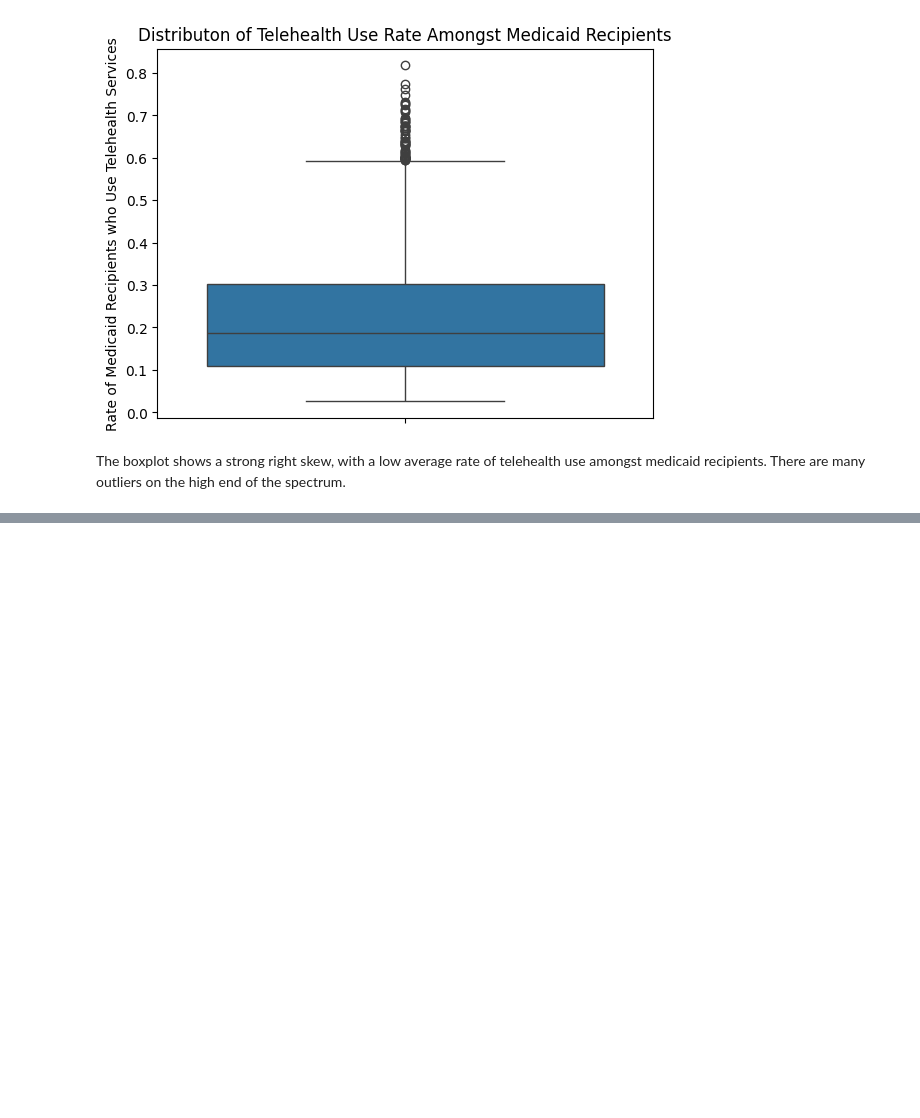
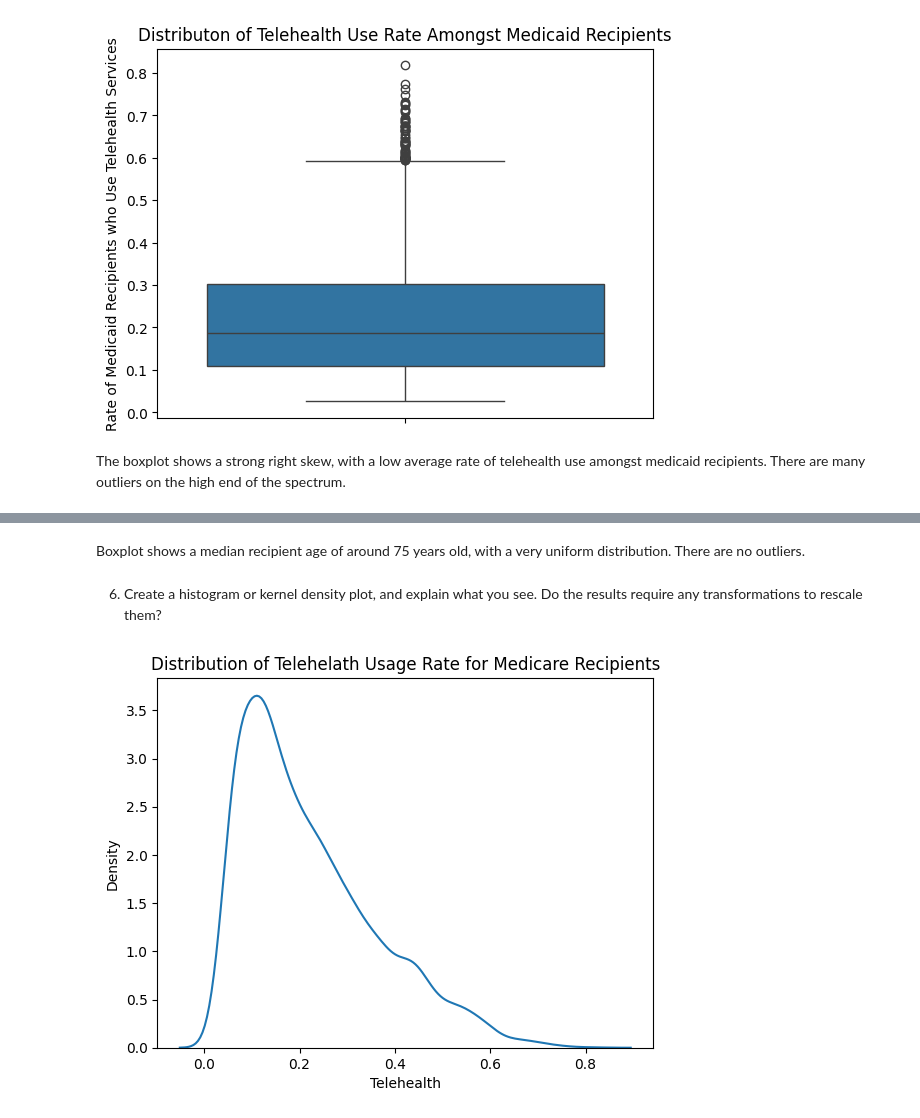
Before and after one commit to oak50/visualization, a Jupyter notebook: assignment/assignment__2.ipynb, the cells around one changed output, grey strips where cells are left out. Cells and saved outputs as stored; diff of their text form; code cells hidden in the pictures; blank space fills up the shorter version.

```diff
--- a/assignment/assignment__2.ipynb
+++ b/assignment/assignment__2.ipynb
@@ -362,23 +360,13 @@ The data dictionary is descriptive in terms of variable definitions, but many va
 # %%
 # Clean Pct_Telehealth
 df.rename(columns={"Pct_Telehealth": "Telehealth"}, inplace=True)  # Rename variable for ease of use
-print(df['Telehealth'][:25])  # Print the first 25 items in the Telehealth column. Looks like there are some null values
 df['Telehealth'] = pd.to_numeric(df['Telehealth'], errors='coerce') # find any values remaining that are non-numeric and change them to NaN
 # remove any rows with value of NaN in telehealth column
 df = df.dropna(subset=['Telehealth'])
-print(df['Telehealth'][:25]) # check first 25 rows again to see if null values were removed
 # it looks like this worked
-
-# Clean Bene_RUCA_Desc
-df.rename(columns={"Bene_RUCA_Desc": "City_status"}, inplace=True) # rename column
-print(df['City_status'][:25]) # check out first 25 items in the column
-# I noticed that many contained the value "All", rather than "rural" or "urban". I won't delete these values, even
-# though they might be less useful in analysis because they're ambiguous.
-df = df.dropna(subset=['City_status']) # remove null values
 
 # Clean Bene_Age_Desc Variable
 df.rename(columns={"Bene_Age_Desc": "Age"}, inplace=True)  # Rename variable for ease of use
-print(df['Age'][:25])  # Print the first 25 items in the column. I see a lot of "All" values, so I'm going to remove these
 df['Age'] = df['Age'].replace("All", np.nan) # turn items with "All" value to null
 df = df.dropna(subset=['Age']) # drop rows with null values
 unique_values = df['Age'].unique() # find all unique values in the column
@@ -431,0 +397,11 @@ plt.savefig("age_boxplot")
+# %% [markdown]
+Boxplot shows a median recipient age of around 75 years old, with a very uniform distribution. There are no outliers.
+# %% [markdown]
+6. Create a histogram or kernel density plot, and explain what you see. Do the results require any transformations to rescale them?
+# %%
+sns.kdeplot(df['Telehealth'])
+plt.xlabel('Telehealth')
+plt.title('Distribution of Telehelath Usage Rate for Medicare Recipients')
+plt.show()
+# %% [output]
+[figure, added]
```
Also changed, not shown: parts of 11 cells of this notebook, 1 other file.
